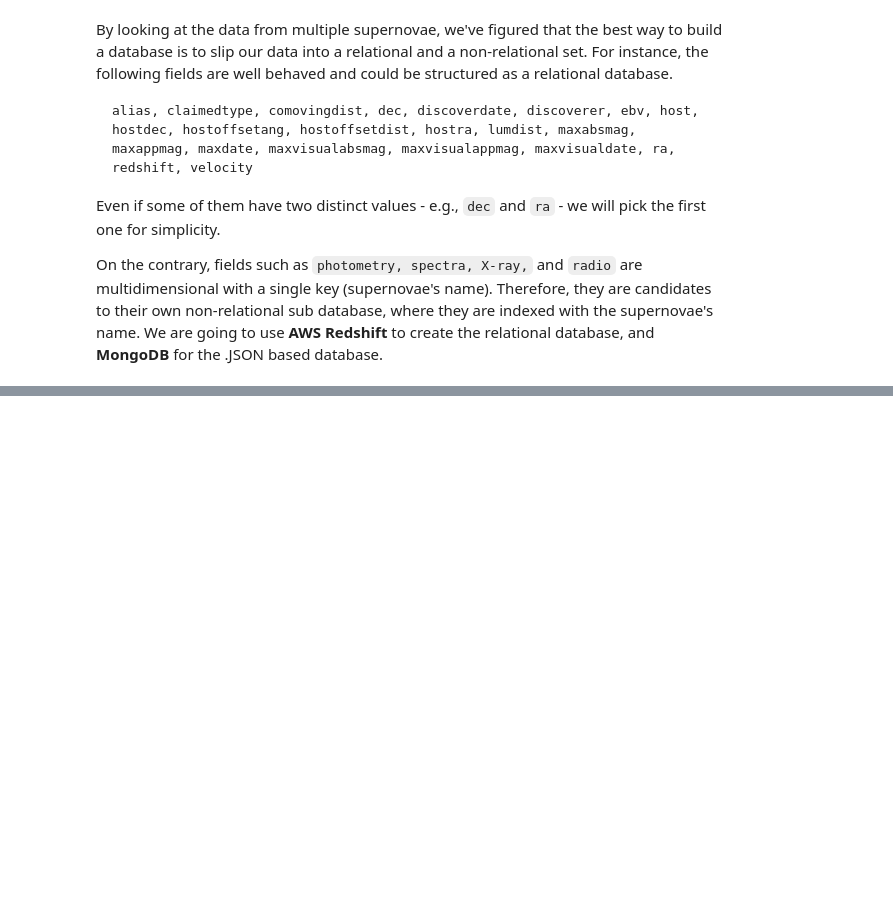
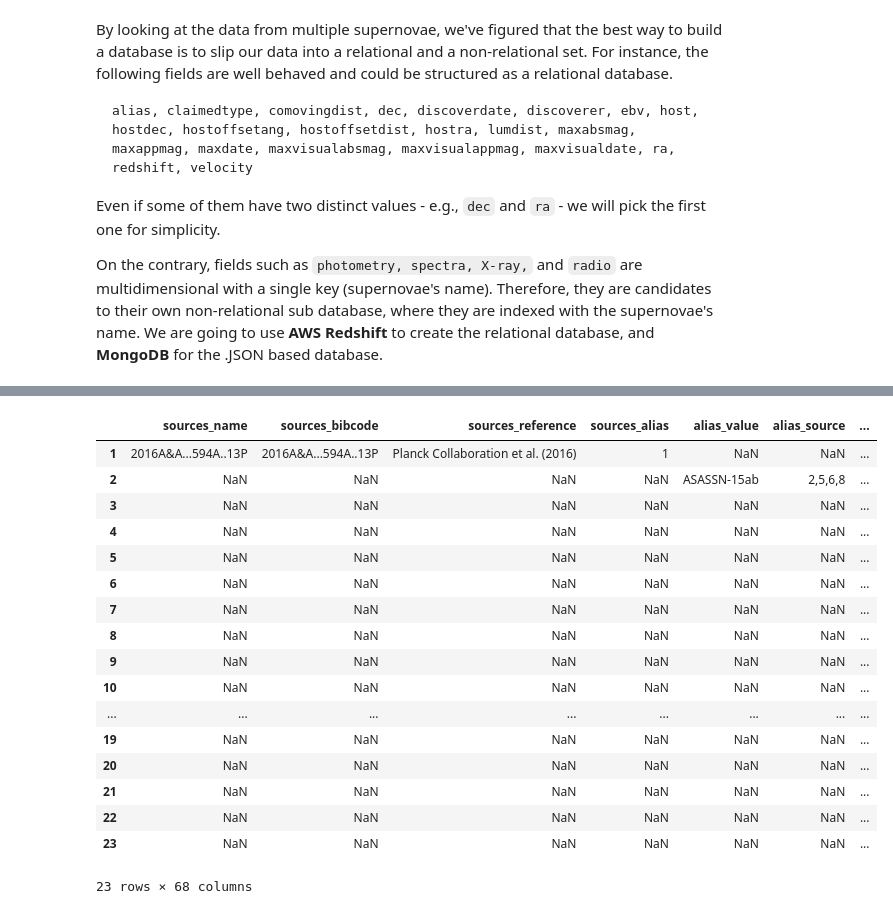
Before and after one commit to Corbanez97/AWS-Routine-Utils, a Jupyter notebook: notebooks/Data Exploration.ipynb, the cells around one changed output, grey strips where cells are left out. Saved outputs shown, nothing was run; the diff lists cells and outputs as text; code cells hidden in the pictures; blank space fills up the shorter version.

Commit message:
Relational Data Transformation
Creating a function to linearize .JSON data

```diff
--- a/notebooks/Data Exploration.ipynb
+++ b/notebooks/Data Exploration.ipynb
@@ -17,7 +17,7 @@ import json
 f = r'../data/sne-2015-2019/ASASSN-15ab.json'
 
 with open(f, 'r') as j:
-    contents = json.loads(j.read())
+    raw = json.loads(j.read())
 # %% [markdown]
 The first key is only the supernovae's name. This could be handfull in case we want to merge every .JSON file into only one gigantic .JSON.
 # %%
@@ -31,8 +33,8 @@ print(contents['ASASSN-15ab'].keys())
 # %% [output]
 dict_keys(['schema', 'name', 'sources', 'alias', 'claimedtype', 'comovingdist', 'dec', 'discoverdate', 'discoverer', 'ebv', 'host', 'hostdec', 'hostoffsetang', 'hostoffsetdist', 'hostra', 'lumdist', ' ...
 # %%
-for key in contents['ASASSN-15ab']:
-    value = contents['ASASSN-15ab'][key]
+for key in raw['ASASSN-15ab']:
+    value = raw['ASASSN-15ab'][key]
     # if isinstance(value, list):
     #      value = value[0]
     # else:
@@ -68,0 +79,29 @@
+# %%
+def linearization(raw: dict, non_relational: list) -> pd.DataFrame:
+
+
+    prime = list(raw.keys())[0]
+    idx = 1
+    index = {}
+
+    for key in raw[prime]:
+        temp = {}
+
+        if key in non_relational:
+            pass
+        else:
+            value = raw[prime][key]
+
+            if isinstance(value, list):
+                value = value[0]
+
+                for sec_key in value:
+                    temp[key + '_' + sec_key] = value[sec_key]
+                    print(f'temp : {temp}\n')
+                    index[idx] = temp
+                    print(f'index : {index}\n')
+    idx += 1
+
+    return pd.DataFrame.from_dict(index, orient = 'index')
+# %%
+df = linearization(raw, ['photometry', 'source'])
@@ -68,0 +126,21 @@
+# %%
+df
+# %% [output]
+|  | sources_name | sources_bibcode | sources_reference | sources_alias | alias_value | alias_source | ... |
+| 1 | 2016A&A...594A..13P | 2016A&A...594A..13P | Planck Collaboration et al. (2016) | 1 | NaN | NaN | ... |
+| 2 | NaN | NaN | NaN | NaN | ASASSN-15ab | 2,5,6,8 | ... |
+| 3 | NaN | NaN | NaN | NaN | NaN | NaN | ... |
+| 4 | NaN | NaN | NaN | NaN | NaN | NaN | ... |
+| 5 | NaN | NaN | NaN | NaN | NaN | NaN | ... |
+| 6 | NaN | NaN | NaN | NaN | NaN | NaN | ... |
+| 7 | NaN | NaN | NaN | NaN | NaN | NaN | ... |
+| 8 | NaN | NaN | NaN | NaN | NaN | NaN | ... |
+| 9 | NaN | NaN | NaN | NaN | NaN | NaN | ... |
+| 10 | NaN | NaN | NaN | NaN | NaN | NaN | ... |
+| ... | ... | ... | ... | ... | ... | ... | ... |
+| 19 | NaN | NaN | NaN | NaN | NaN | NaN | ... |
+| 20 | NaN | NaN | NaN | NaN | NaN | NaN | ... |
+| 21 | NaN | NaN | NaN | NaN | NaN | NaN | ... |
+| 22 | NaN | NaN | NaN | NaN | NaN | NaN | ... |
+| 23 | NaN | NaN | NaN | NaN | NaN | NaN | ... |
+23 rows × 68 columns
```
Also changed, not shown: parts of 5 cells of this notebook.
